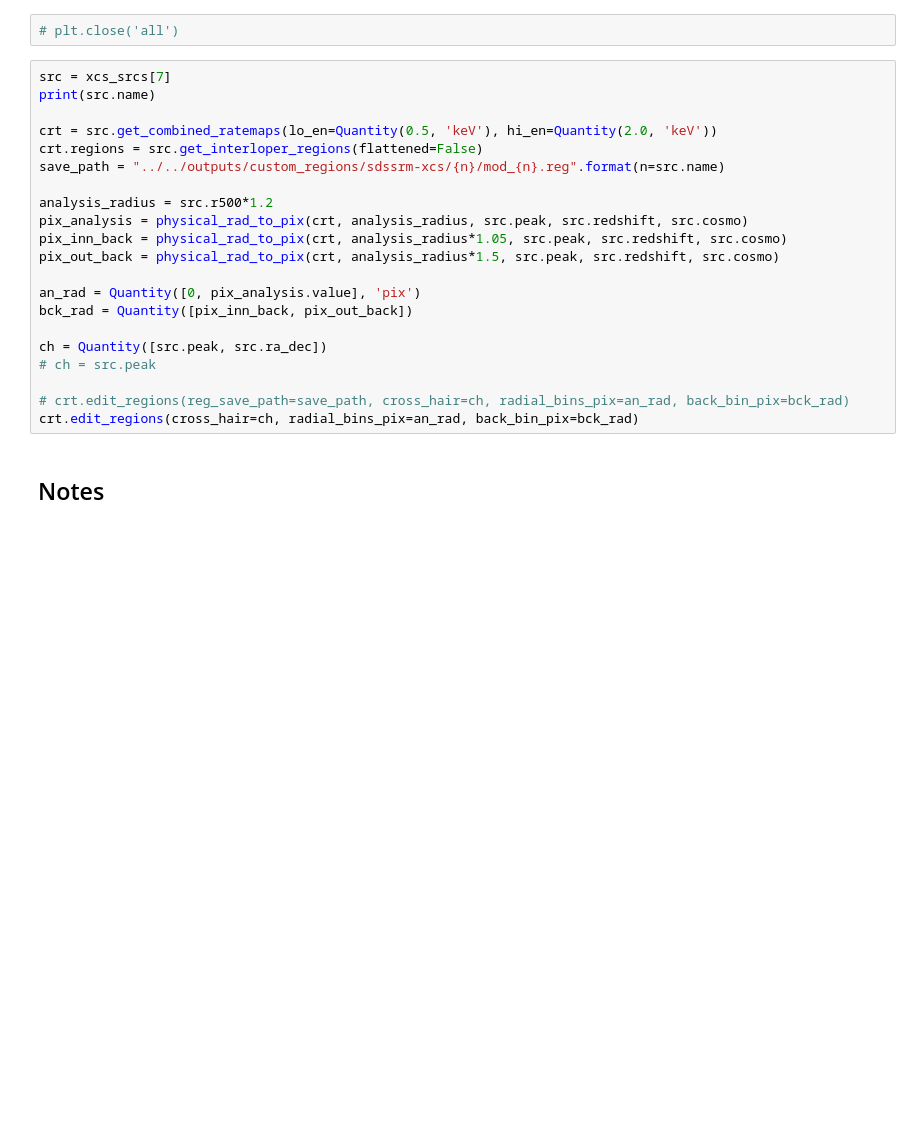
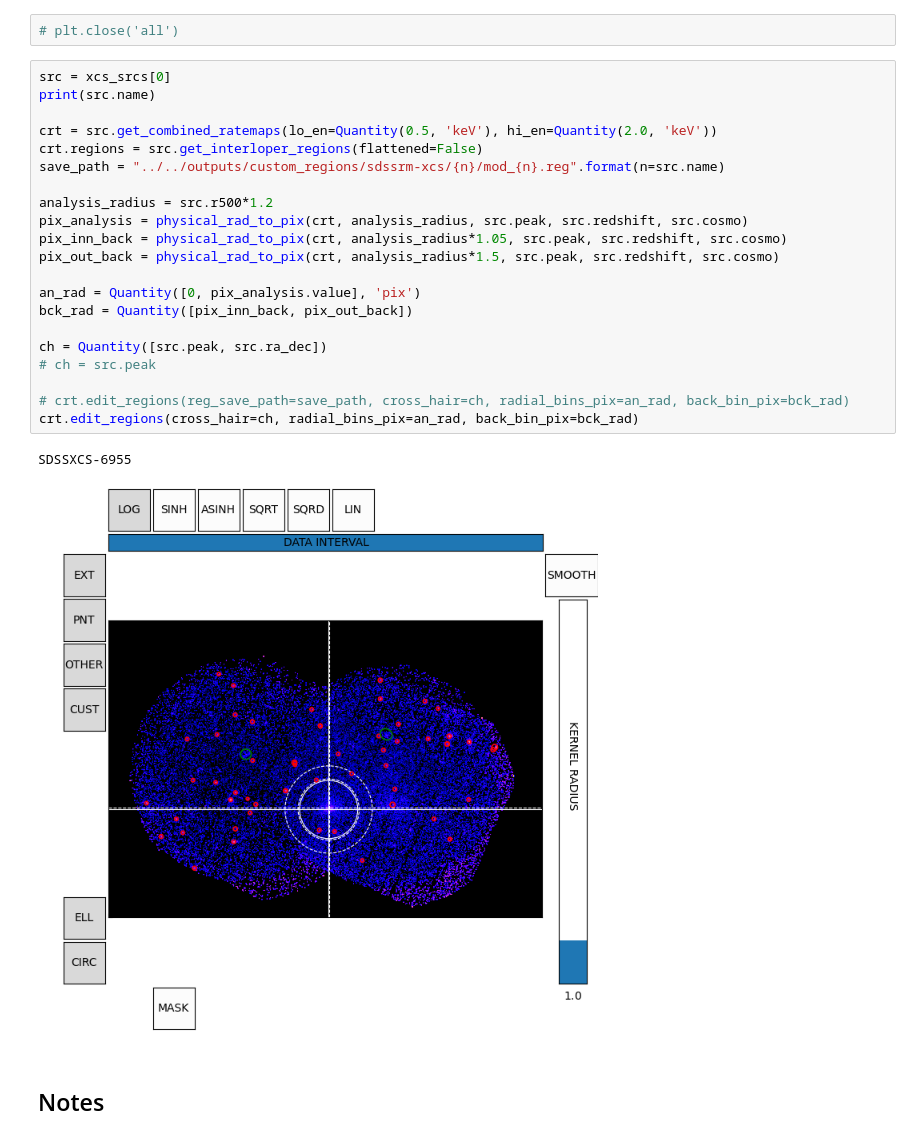
Before and after one commit to DavidT3/XCS-Mass-Paper-I-Analysis, a Jupyter notebook: notebooks/visualisations_region_adjustment/sdssrm-xcs_region_checks.ipynb, the cells around one changed output. Drawn from its saved outputs; the diff is of its cells as text; blank space fills up the shorter version.

```diff
--- a/notebooks/visualisations_region_adjustment/sdssrm-xcs_region_checks.ipynb
+++ b/notebooks/visualisations_region_adjustment/sdssrm-xcs_region_checks.ipynb
@@ -79,26 +79,29 @@ This part of the notebook allows us to directly interact with images and their r
 # %%
 # plt.close('all')
 # %%
-src = xcs_srcs[7]
+src = xcs_srcs[0]
 print(src.name)
 
 crt = src.get_combined_ratemaps(lo_en=Quantity(0.5, 'keV'), hi_en=Quantity(2.0, 'keV'))
 crt.regions = src.get_interloper_regions(flattened=False)
 save_path = "../../outputs/custom_regions/sdssrm-xcs/{n}/mod_{n}.reg".format(n=src.name)
 
 analysis_radius = src.r500*1.2
 pix_analysis = physical_rad_to_pix(crt, analysis_radius, src.peak, src.redshift, src.cosmo)
 pix_inn_back = physical_rad_to_pix(crt, analysis_radius*1.05, src.peak, src.redshift, src.cosmo)
 pix_out_back = physical_rad_to_pix(crt, analysis_radius*1.5, src.peak, src.redshift, src.cosmo)
 
 an_rad = Quantity([0, pix_analysis.value], 'pix')
 bck_rad = Quantity([pix_inn_back, pix_out_back])
 
 ch = Quantity([src.peak, src.ra_dec])
 # ch = src.peak
 
 # crt.edit_regions(reg_save_path=save_path, cross_hair=ch, radial_bins_pix=an_rad, back_bin_pix=bck_rad)
 crt.edit_regions(cross_hair=ch, radial_bins_pix=an_rad, back_bin_pix=bck_rad)
+# %% [output]
+SDSSXCS-6955
+[figure, added]
 # %% [markdown]
 ## Notes
 # %% [markdown]
```
Also changed, not shown: 1 other file.
